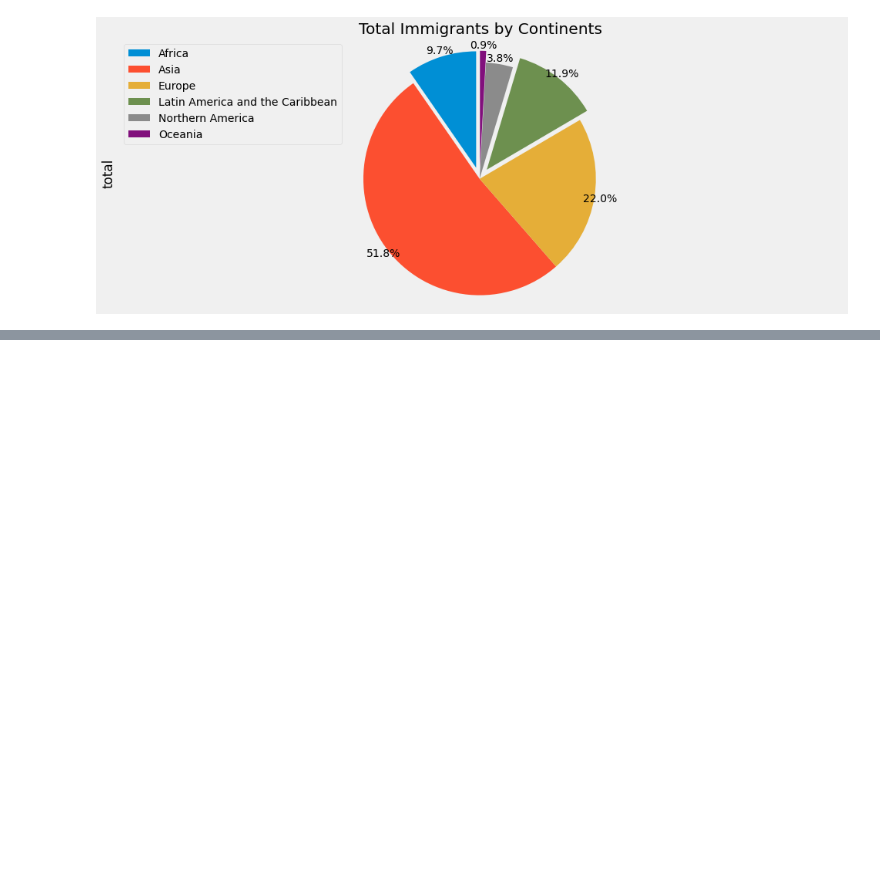
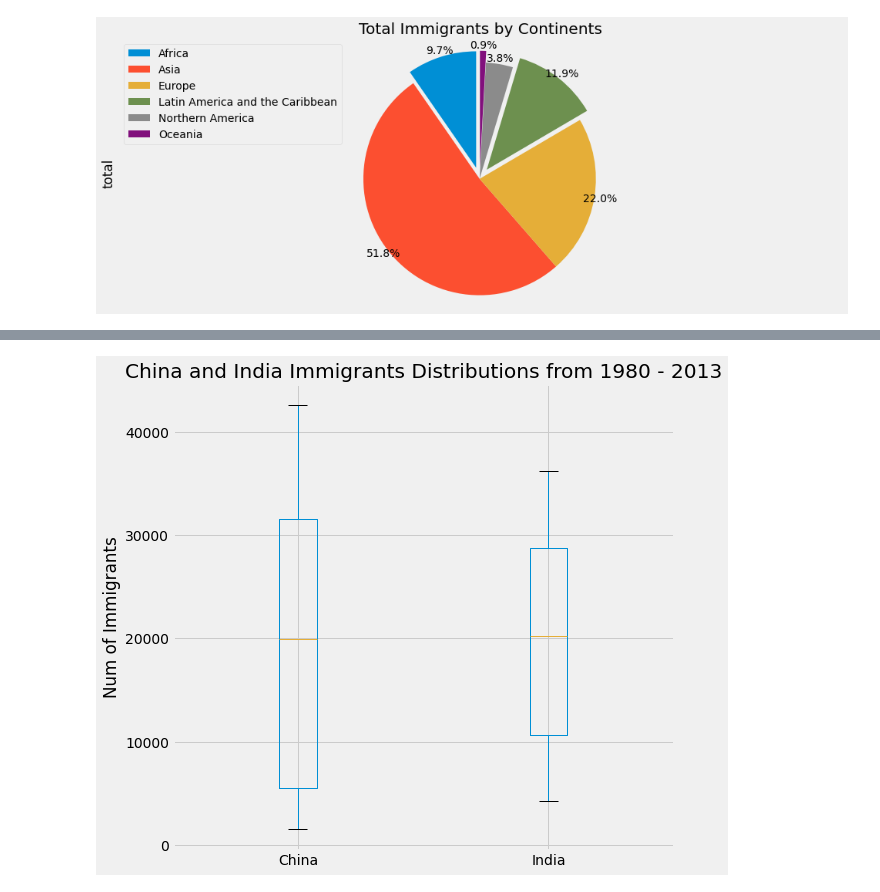
Before and after one commit to syahrulhamdani/PYTN, a Jupyter notebook: Sesi7_PYTN46.ipynb, the cells around one changed output, grey strips where cells are left out. Drawn from its saved outputs; the diff is of its cells as text; code cells hidden in the pictures; blank space fills up the shorter version.

```diff
--- a/Sesi7_PYTN46.ipynb
+++ b/Sesi7_PYTN46.ipynb
@@ -414,0 +441,7 @@ plt.show()
+# %%
+china_india.plot(kind="box", figsize=(8, 8))
+plt.title("China and India Immigrants Distributions from 1980 - 2013")
+plt.ylabel("Num of Immigrants")
+plt.show()
+# %% [output]
+[figure, added]
```
Also changed, not shown: parts of 8 cells of this notebook.
